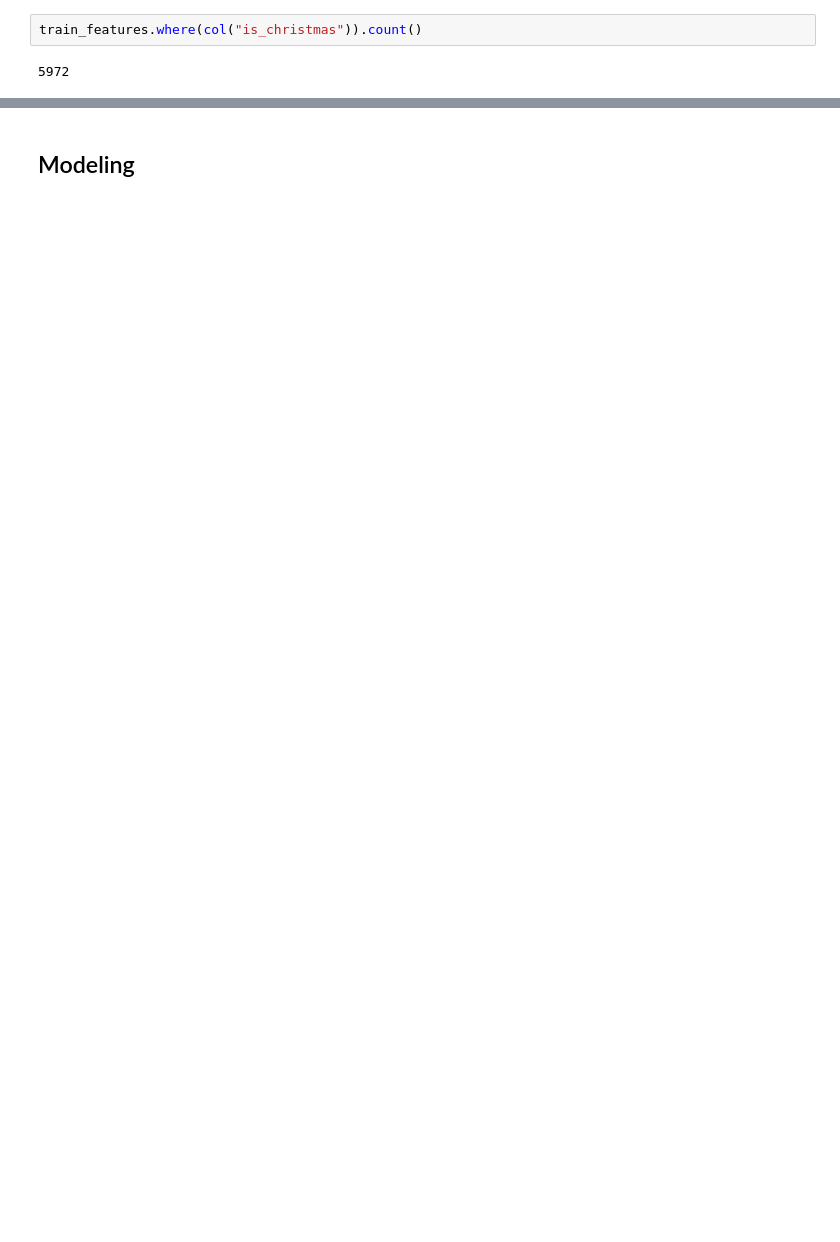
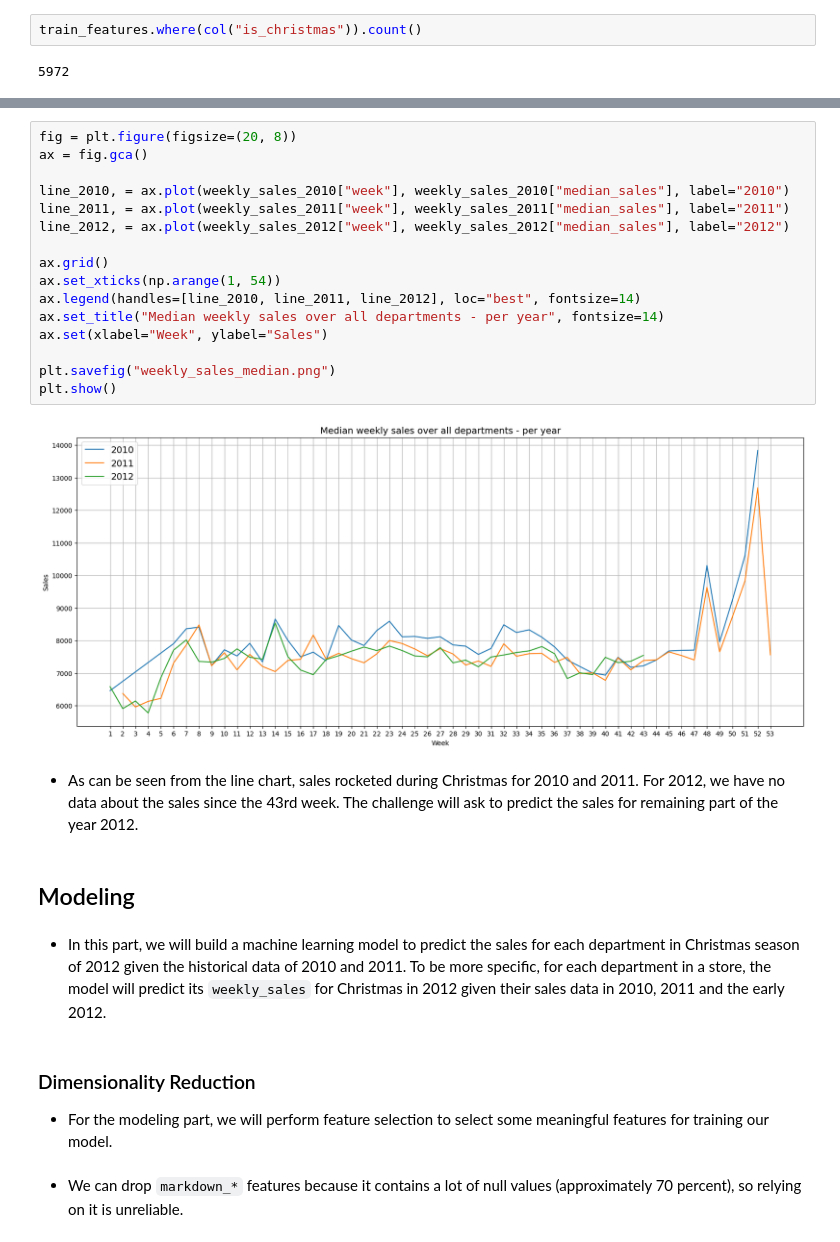
Before and after one commit to hungnd11/msc-business-intelligence, a Jupyter notebook: capstone-project/notebooks/sales_forecasting_spark.ipynb, the cells around one changed output, grey strips where cells are left out. Cells and saved outputs as stored; diff of their text form; blank space fills up the shorter version.

```diff
--- a/capstone-project/notebooks/sales_forecasting_spark.ipynb
+++ b/capstone-project/notebooks/sales_forecasting_spark.ipynb
@@ -213,2 +280,30 @@ train_features.where(col("is_christmas")).count()
+# %%
+fig = plt.figure(figsize=(20, 8))
+ax = fig.gca()
+
+line_2010, = ax.plot(weekly_sales_2010["week"], weekly_sales_2010["median_sales"], label="2010")
+line_2011, = ax.plot(weekly_sales_2011["week"], weekly_sales_2011["median_sales"], label="2011")
+line_2012, = ax.plot(weekly_sales_2012["week"], weekly_sales_2012["median_sales"], label="2012")
+
+ax.grid()
+ax.set_xticks(np.arange(1, 54))
+ax.legend(handles=[line_2010, line_2011, line_2012], loc="best", fontsize=14)
+ax.set_title("Median weekly sales over all departments - per year", fontsize=14)
+ax.set(xlabel="Week", ylabel="Sales")
+
+plt.savefig("weekly_sales_median.png")
+plt.show()
+# %% [output]
+[figure, added]
+# %% [markdown]
+* As can be seen from the line chart, sales rocketed during Christmas for 2010 and 2011. For 2012, we have no data about the sales since the 43rd week. The challenge will ask to predict the sales for remaining part of the year 2012.
 # %% [markdown]
 ## Modeling
+# %% [markdown]
+* In this part, we will build a machine learning model to predict the sales for each department in Christmas season of 2012 given the historical data of 2010 and 2011. To be more specific, for each department in a store, the model will predict its `weekly_sales` for Christmas in 2012 given their sales data in 2010, 2011 and the early 2012.
+# %% [markdown]
+### Dimensionality Reduction
+
+* For the modeling part, we will perform feature selection to select some meaningful features for training our model.
+# %% [markdown]
+* We can drop `markdown_*` features because it contains a lot of null values (approximately 70 percent), so relying on it is unreliable.
```
Also changed, not shown: parts of 51 cells of this notebook, 2 other files.
